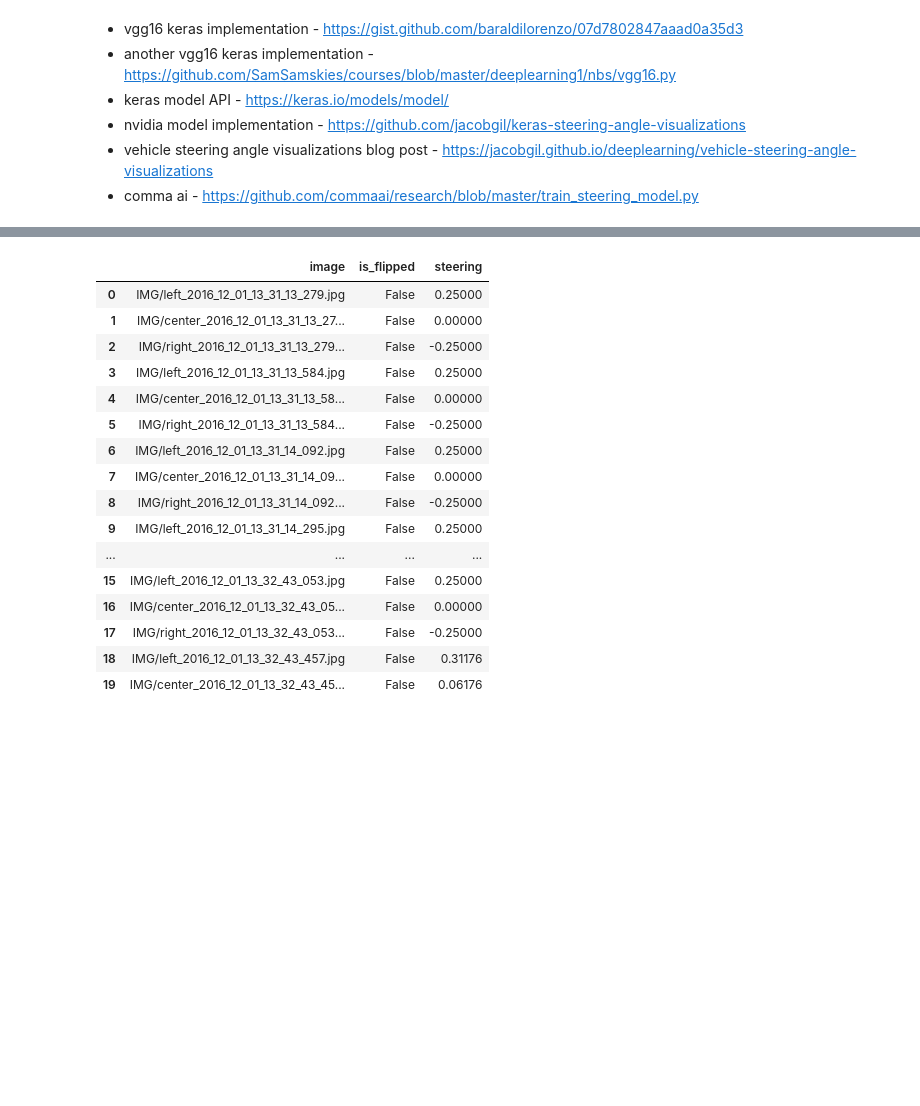
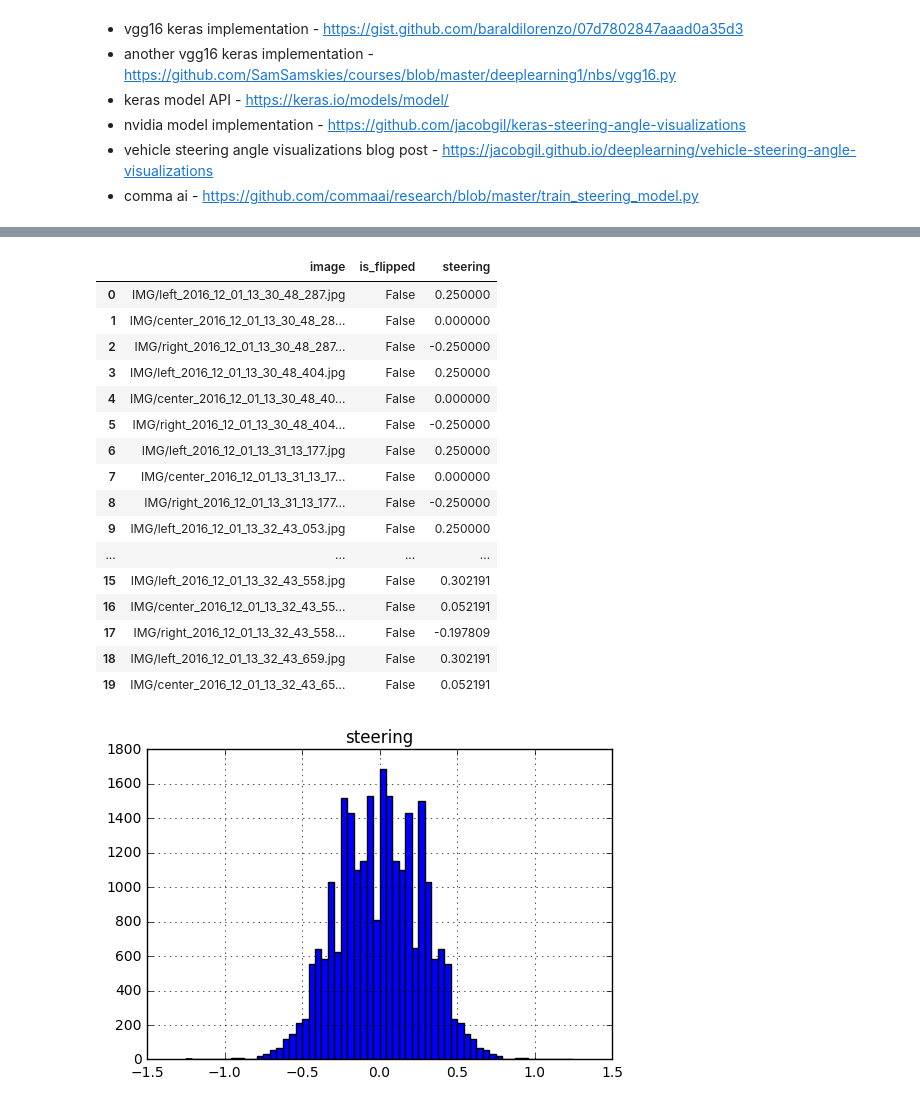
Before and after one commit to SamSamskies/CarND-Behavioral-Cloning, a Jupyter notebook: notebooks/model-architecture-experiments.ipynb, the cells around one changed output, grey strips where cells are left out. Drawn from its saved outputs; the diff is of its cells as text; code cells hidden in the pictures; blank space fills up the shorter version.

```diff
--- a/notebooks/model-architecture-experiments.ipynb
+++ b/notebooks/model-architecture-experiments.ipynb
@@ -9,6 +9,7 @@
 # %%
 import os
 import sys
+from pathlib import Path
 module_path = os.path.abspath(os.path.join('..'))
 if module_path not in sys.path:
     sys.path.append(module_path)
@@ -16,10 +17,16 @@ if module_path not in sys.path:
 from keras.models import Sequential
 from keras.layers import Dense, Dropout, Flatten, Lambda, ELU
 from keras.layers.convolutional import Convolution2D
+import numpy as np
+import matplotlib.pyplot as plt
+%matplotlib inline
 import pandas as pd
-import utils
+import json
+from imp import reload
+import utils; reload(utils)
 
 IMAGE_SHAPE = (100, 320, 3)
+DATA_PATH = '../data/'
 
 def save_model(model, model_filename, weights_filename):
     if Path(model_filename).is_file():
@@ -37,11 +44,11 @@ def save_model(model, model_filename, weights_filename):
 def get_commaai_model():
     model = Sequential()
     model.add(Lambda(lambda x: x/127.5 - 1., input_shape=IMAGE_SHAPE))
-    model.add(Convolution2D(16, 8, 8, subsample=(4, 4), border_mode="same"))
+    model.add(Convolution2D(16, 8, 8, subsample=(4, 4), border_mode='same'))
     model.add(ELU())
-    model.add(Convolution2D(32, 5, 5, subsample=(2, 2), border_mode="same"))
+    model.add(Convolution2D(32, 5, 5, subsample=(2, 2), border_mode='same'))
     model.add(ELU())
-    model.add(Convolution2D(64, 5, 5, subsample=(2, 2), border_mode="same"))
+    model.add(Convolution2D(64, 5, 5, subsample=(2, 2), border_mode='same'))
     model.add(Flatten())
     model.add(Dropout(.2))
     model.add(ELU())
@@ -50,6 +57,6 @@ def get_commaai_model():
     model.add(ELU())
     model.add(Dense(1))
 
-    model.compile(optimizer="adam", loss="mse")
+    model.compile(optimizer='adam', loss='mse')
 
     return model
@@ -79,26 +84,27 @@ ________________________________________________________________________________
 # %%
 # TODO:
 # 1. Make utils file with dataframe augmentation functions and load image function
 # 2. Load a small sample subset and train model and try running the simulation with it
 # 3. Try to figure out how to make a generator to use with fit_generator
-df = utils.augment_dataframe(pd.read_csv('../data/' + 'driving_log.csv'))
+df = utils.augment_dataframe(pd.read_csv(DATA_PATH + 'driving_log.csv'))
 df.hist(column='steering', bins=60)
 df.head(20)
 # %% [output]
 |  | image | is_flipped | steering |
-| 0 | IMG/left_2016_12_01_13_31_13_279.jpg | False | 0.25000 |
-| 1 | IMG/center_2016_12_01_13_31_13_27... | False | 0.00000 |
-| 2 | IMG/right_2016_12_01_13_31_13_279... | False | -0.25000 |
-| 3 | IMG/left_2016_12_01_13_31_13_584.jpg | False | 0.25000 |
-| 4 | IMG/center_2016_12_01_13_31_13_58... | False | 0.00000 |
-| 5 | IMG/right_2016_12_01_13_31_13_584... | False | -0.25000 |
-| 6 | IMG/left_2016_12_01_13_31_14_092.jpg | False | 0.25000 |
-| 7 | IMG/center_2016_12_01_13_31_14_09... | False | 0.00000 |
-| 8 | IMG/right_2016_12_01_13_31_14_092... | False | -0.25000 |
-| 9 | IMG/left_2016_12_01_13_31_14_295.jpg | False | 0.25000 |
+| 0 | IMG/left_2016_12_01_13_30_48_287.jpg | False | 0.250000 |
+| 1 | IMG/center_2016_12_01_13_30_48_28... | False | 0.000000 |
+| 2 | IMG/right_2016_12_01_13_30_48_287... | False | -0.250000 |
+| 3 | IMG/left_2016_12_01_13_30_48_404.jpg | False | 0.250000 |
+| 4 | IMG/center_2016_12_01_13_30_48_40... | False | 0.000000 |
+| 5 | IMG/right_2016_12_01_13_30_48_404... | False | -0.250000 |
+| 6 | IMG/left_2016_12_01_13_31_13_177.jpg | False | 0.250000 |
+| 7 | IMG/center_2016_12_01_13_31_13_17... | False | 0.000000 |
+| 8 | IMG/right_2016_12_01_13_31_13_177... | False | -0.250000 |
+| 9 | IMG/left_2016_12_01_13_32_43_053.jpg | False | 0.250000 |
 | ... | ... | ... | ... |
-| 15 | IMG/left_2016_12_01_13_32_43_053.jpg | False | 0.25000 |
-| 16 | IMG/center_2016_12_01_13_32_43_05... | False | 0.00000 |
-| 17 | IMG/right_2016_12_01_13_32_43_053... | False | -0.25000 |
-| 18 | IMG/left_2016_12_01_13_32_43_457.jpg | False | 0.31176 |
-| 19 | IMG/center_2016_12_01_13_32_43_45... | False | 0.06176 |
+| 15 | IMG/left_2016_12_01_13_32_43_558.jpg | False | 0.302191 |
+| 16 | IMG/center_2016_12_01_13_32_43_55... | False | 0.052191 |
+| 17 | IMG/right_2016_12_01_13_32_43_558... | False | -0.197809 |
+| 18 | IMG/left_2016_12_01_13_32_43_659.jpg | False | 0.302191 |
+| 19 | IMG/center_2016_12_01_13_32_43_65... | False | 0.052191 |
+[figure, added]
```
Also changed, not shown: parts of 5 cells of this notebook, 1 other file.
